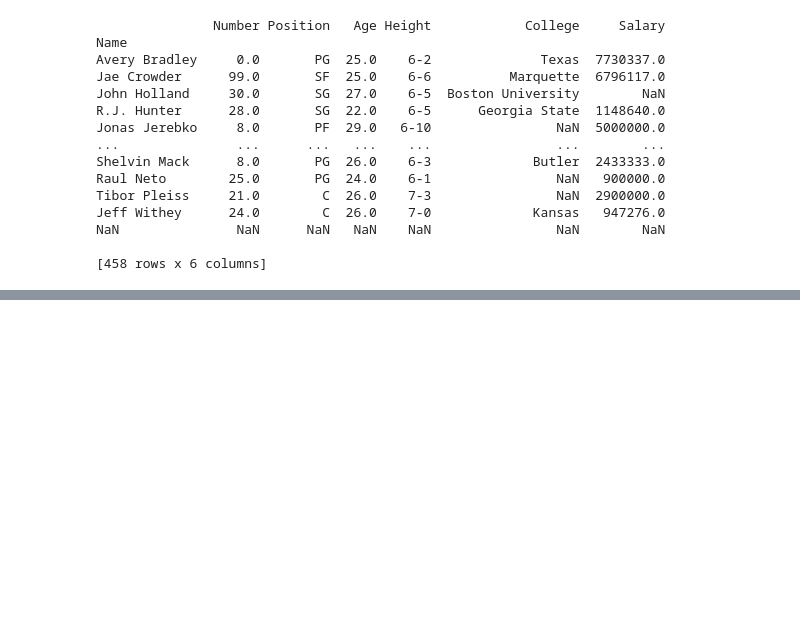
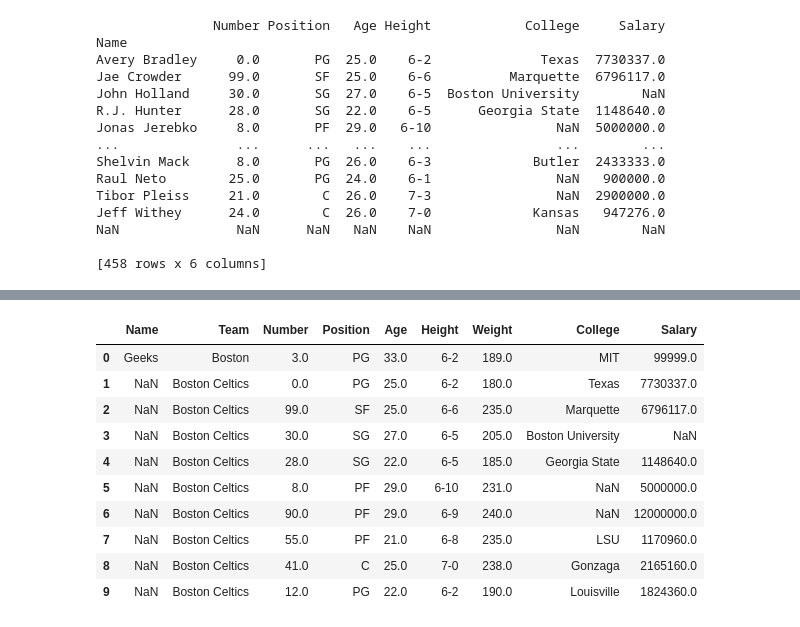
Before and after one commit to Lenmbugua/Python-Numpy-and-Pandas, a Jupyter notebook: Pandas.ipynb, the cells around one changed output, grey strips where cells are left out. Drawn from its saved outputs; the diff is of its cells as text; code cells hidden in the pictures; blank space fills up the shorter version.

```diff
--- a/Pandas.ipynb
+++ b/Pandas.ipynb
@@ -608,0 +639,29 @@ NaN               NaN      NaN   NaN    NaN                NaN        NaN
+# %%
+#In Order to add a Row in Pandas DataFrame, we can concat the old dataframe with new one.
+# importing pandas module
+import pandas as pd
+
+# making data frame
+df = pd.read_csv('nba.csv', index_col = "Name")
+
+df.head(10)
+
+new_row = pd.DataFrame({'Name':'Geeks', 'Team':'Boston', 'Number':3,
+                        'Position':'PG', 'Age':33, 'Height':'6-2',
+                        'Weight':189, 'College':'MIT', 'Salary':99999},
+                                                            index =[0])
+# simply concatenate both dataframes
+df = pd.concat([new_row, df]).reset_index(drop = True)
+df.head(10)
+# %% [output]
+|  | Name | Team | Number | Position | Age | Height | Weight | College | Salary |
+| 0 | Geeks | Boston | 3.0 | PG | 33.0 | 6-2 | 189.0 | MIT | 99999.0 |
+| 1 | NaN | Boston Celtics | 0.0 | PG | 25.0 | 6-2 | 180.0 | Texas | 7730337.0 |
+| 2 | NaN | Boston Celtics | 99.0 | SF | 25.0 | 6-6 | 235.0 | Marquette | 6796117.0 |
+| 3 | NaN | Boston Celtics | 30.0 | SG | 27.0 | 6-5 | 205.0 | Boston University | NaN |
+| 4 | NaN | Boston Celtics | 28.0 | SG | 22.0 | 6-5 | 185.0 | Georgia State | 1148640.0 |
+| 5 | NaN | Boston Celtics | 8.0 | PF | 29.0 | 6-10 | 231.0 | NaN | 5000000.0 |
+| 6 | NaN | Boston Celtics | 90.0 | PF | 29.0 | 6-9 | 240.0 | NaN | 12000000.0 |
+| 7 | NaN | Boston Celtics | 55.0 | PF | 21.0 | 6-8 | 235.0 | LSU | 1170960.0 |
+| 8 | NaN | Boston Celtics | 41.0 | C | 25.0 | 7-0 | 238.0 | Gonzaga | 2165160.0 |
+| 9 | NaN | Boston Celtics | 12.0 | PG | 22.0 | 6-2 | 190.0 | Louisville | 1824360.0 |
```
Also changed, not shown: parts of 2 cells of this notebook.
